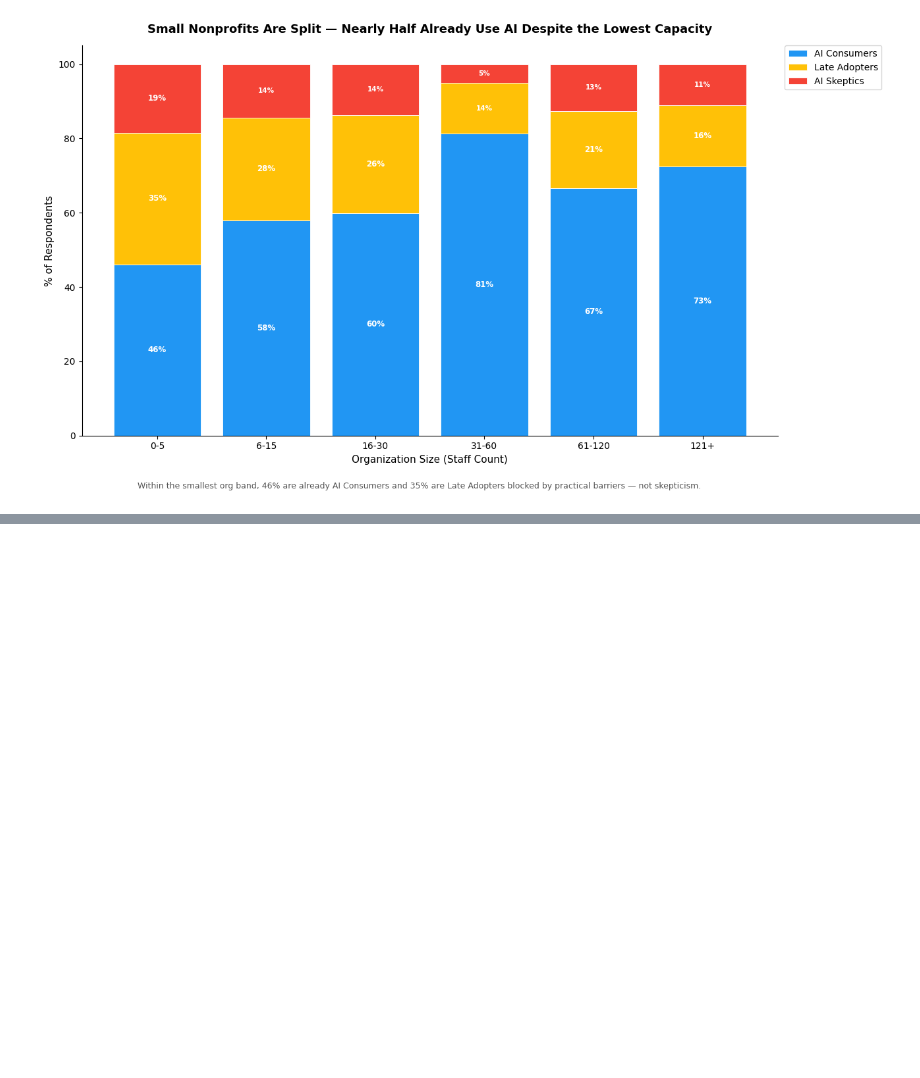
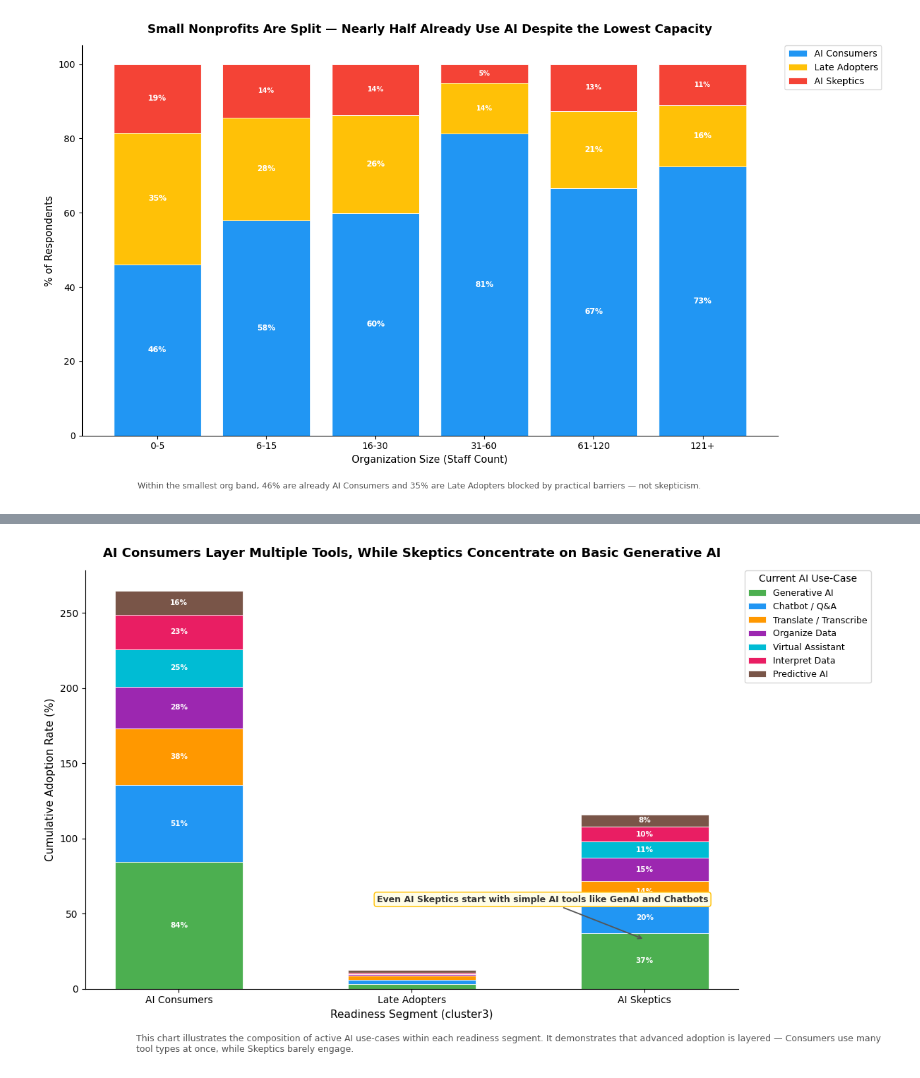
Before and after one commit to BoppingNoodles/SP26_Datathon, a Jupyter notebook: work/main.ipynb, the cells around one changed output, grey strips where cells are left out. Saved outputs shown, nothing was run; the diff lists cells and outputs as text; code cells hidden in the pictures; blank space fills up the shorter version.

Commit message:
Step 2 Deliverable: How Nonprofits Adopt AI

```diff
--- a/work/main.ipynb
+++ b/work/main.ipynb
@@ -63,7 +63,7 @@ for col in LIST_COLS:
 # Drop rows where org_opentext is too short to be usable (< 5 chars)
 survey_df = survey_df[
     survey_df['org_opentext'].isna() | (survey_df['org_opentext'].str.len() >= 5)
-].reset_index(drop=True)
+]
 # %%
 # Impute person_ai_comfort_raw from normalized person_ai_comfort (scale: 0–10)
 mask = survey_df['person_ai_comfort_raw'].isna() & survey_df['person_ai_comfort'].notna()
@@ -310,0 +402,91 @@ pyplot.show()
+# %%
+# --- Stacked Adoption Chart: Current AI Use-Cases by Cluster ---
+
+# Compute adoption rates per cluster for each use-case
+adoption = merged_df.groupby('cluster_label')[use_cols_actual].mean().reindex(cluster_order_r) * 100
+
+# Rename columns for readability
+col_rename = {}
+for orig, nice in NICE_NAMES.items():
+    for actual in use_cols_actual:
+        if orig in actual:
+            col_rename[actual] = nice
+adoption = adoption.rename(columns=col_rename)
+
+# Sort use-cases by overall popularity (descending) for visual clarity
+col_order = adoption.mean().sort_values(ascending=False).index.tolist()
+adoption = adoption[col_order]
+
+# Color palette for the AI use-case categories
+USE_CASE_PALETTE = [
+    '#4CAF50',   # green
+    '#2196F3',   # blue
+    '#FF9800',   # orange
+    '#9C27B0',   # purple
+    '#00BCD4',   # cyan
+    '#E91E63',   # pink
+    '#795548',   # brown
+]
+
+fig, ax = pyplot.subplots(figsize=(12, 7))
+
+x = np.arange(len(cluster_order_r))
+bottom = np.zeros(len(cluster_order_r))
+
+bars_list = []
+for idx, col in enumerate(adoption.columns):
+    color = USE_CASE_PALETTE[idx % len(USE_CASE_PALETTE)]
+    bars = ax.bar(x, adoption[col].values, bottom=bottom, label=col,
+                  color=color, edgecolor='white', linewidth=0.6, width=0.55)
+    # Label each segment inside the bar if large enough
+    for i, (val, bot) in enumerate(zip(adoption[col].values, bottom)):
+        if val > 6:
+            ax.text(x[i], bot + val / 2, f'{val:.0f}%',
+                    ha='center', va='center', fontsize=7.5,
+                    color='white', fontweight='bold')
+    bottom += adoption[col].values
+    bars_list.append(bars)
+
+# --- Annotation callout: point to Skeptics' simplest use-cases ---
+skeptics_x = cluster_order_r.index('AI Skeptics')
+target_cols = [c for c in ['Generative AI', 'Chatbot / Q&A'] if c in adoption.columns]
+y_centers = []
+cum = 0
+for c in adoption.columns:
+    v = float(adoption.loc['AI Skeptics', c])
+    if c in target_cols:
+        y_centers.append(cum + v / 2)
+    cum += v
+skeptics_y = (sum(y_centers) / len(y_centers)) if y_centers else float(adoption.loc['AI Skeptics'].sum()) / 2
+
+ax.annotate(
+    'Even AI Skeptics start with simple AI tools like GenAI and Chatbots',
+    xy=(skeptics_x, skeptics_y),
+    xytext=(skeptics_x - 1.15, skeptics_y + 25),
+    fontsize=9, fontweight='bold', color='#333',
+    arrowprops=dict(arrowstyle='->', color='#555', lw=1.3),
+    bbox=dict(boxstyle='round,pad=0.3', fc='#FFFDE7', ec='#FFC107', lw=1),
+)
+
+ax.set_title(
+    'AI Consumers Layer Multiple Tools, While Skeptics Concentrate on Basic Generative AI',
+    fontsize=13, fontweight='bold', pad=14
+)
+ax.set_xlabel('Readiness Segment (cluster3)', fontsize=11)
+ax.set_ylabel('Cumulative Adoption Rate (%)', fontsize=11)
+ax.set_xticks(x)
+ax.set_xticklabels(cluster_order_r, fontsize=10)
+ax.legend(fontsize=9, bbox_to_anchor=(1.01, 1), loc='upper left', borderaxespad=0,
+          title='Current AI Use-Case', title_fontsize=10)
+sns.despine()
+
+pyplot.figtext(0.12, -0.04,
+    'This chart illustrates the composition of active AI use-cases within each readiness segment. '
+    'It demonstrates that advanced adoption is layered \u2014 Consumers use many tool types at once, while Skeptics barely engage.',
+    fontsize=9, color='#555', wrap=True
+)
+
+pyplot.tight_layout()
+pyplot.show()
+# %% [output]
+[figure, added]
```
Also changed, not shown: parts of 7 cells of this notebook.
